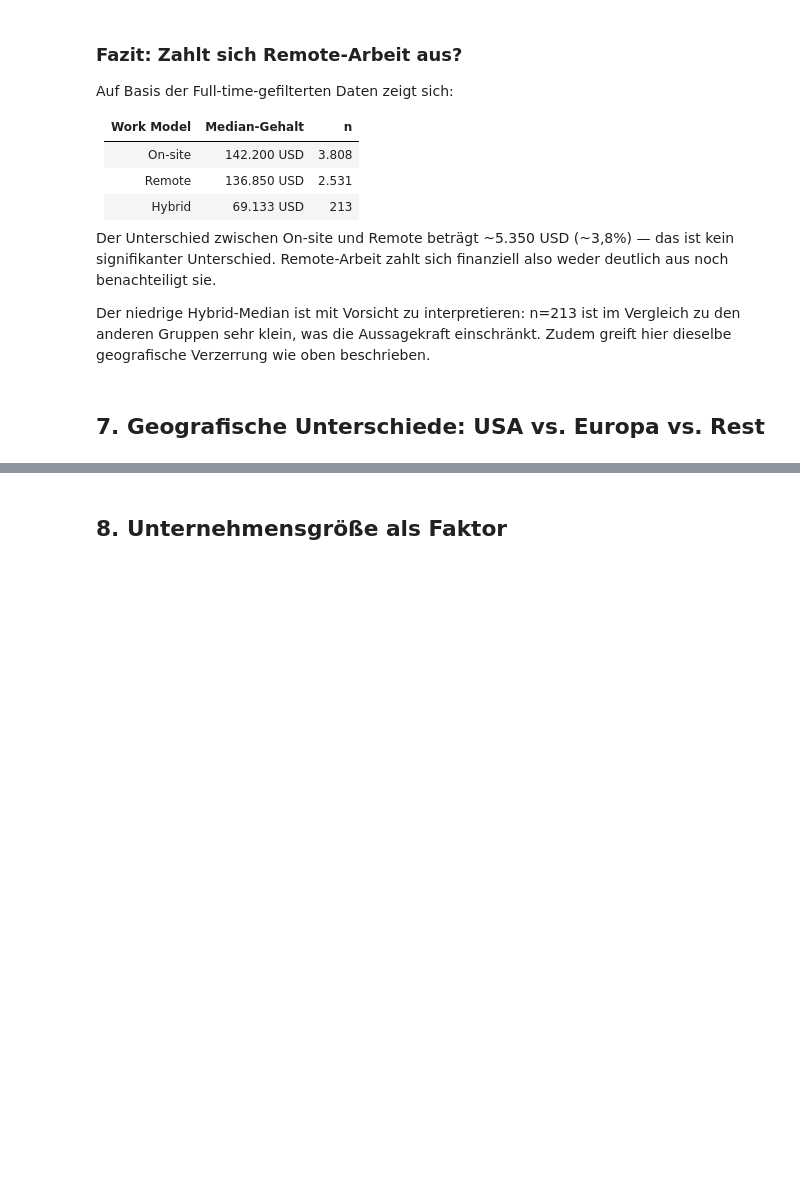
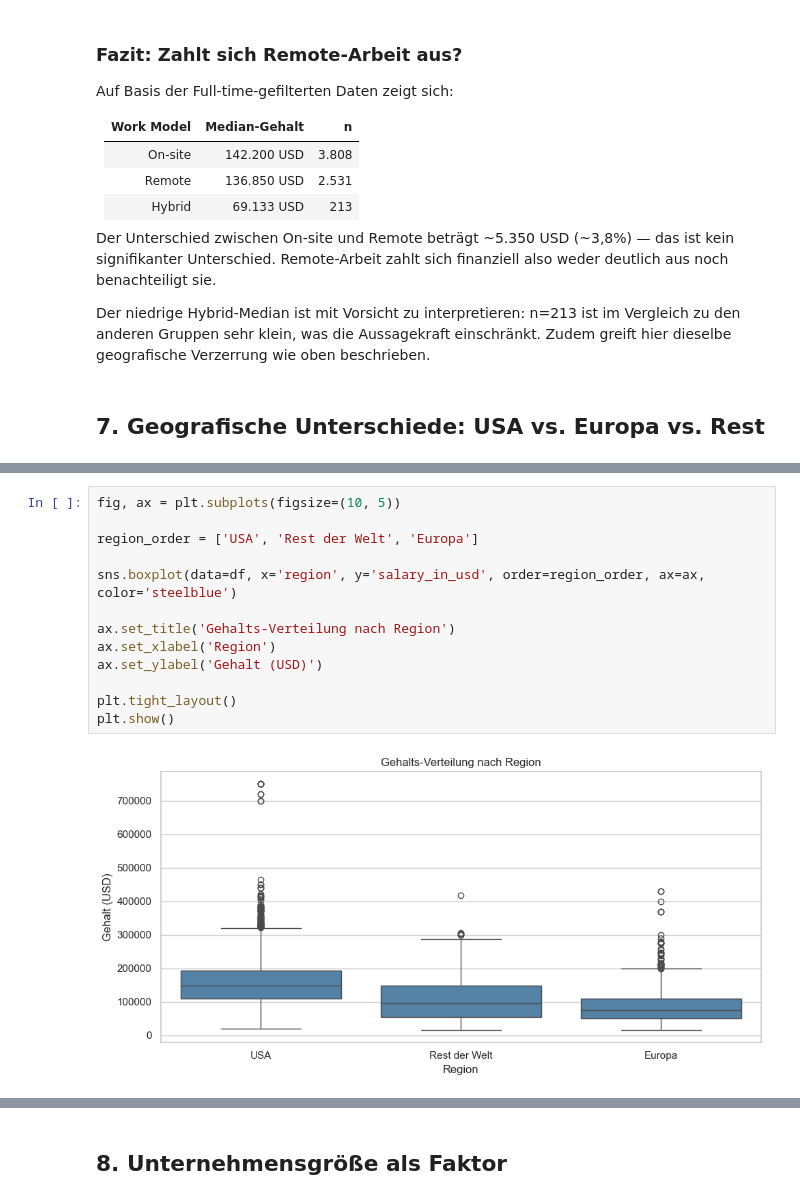
Before and after one commit to soribge/ds-salaries-eda, a Jupyter notebook: notebooks/analysis.ipynb, the cells around one changed output, grey strips where cells are left out. Cells and saved outputs as stored; diff of their text form; blank space fills up the shorter version.

```diff
--- a/notebooks/analysis.ipynb
+++ b/notebooks/analysis.ipynb
@@ -469,0 +558,15 @@ Zudem greift hier dieselbe geografische Verzerrung wie oben beschrieben.
+# %%
+fig, ax = plt.subplots(figsize=(10, 5))
+
+region_order = ['USA', 'Rest der Welt', 'Europa']
+
+sns.boxplot(data=df, x='region', y='salary_in_usd', order=region_order, ax=ax, color='steelblue')
+
+ax.set_title('Gehalts-Verteilung nach Region')
+ax.set_xlabel('Region')
+ax.set_ylabel('Gehalt (USD)')
+
+plt.tight_layout()
+plt.show()
+# %% [output]
+[figure, added]
```
Also changed, not shown: parts of 16 cells of this notebook.
